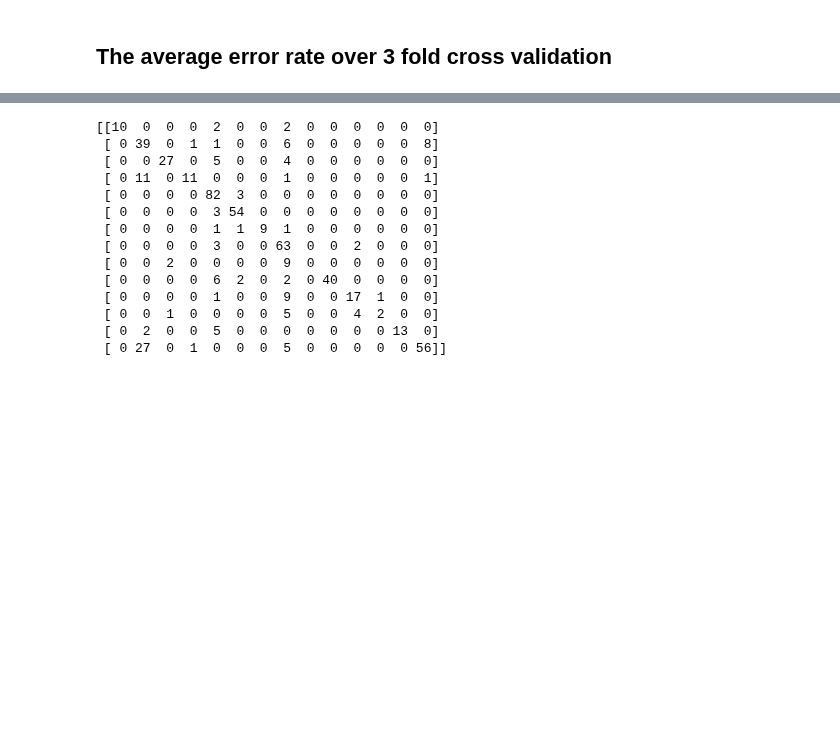
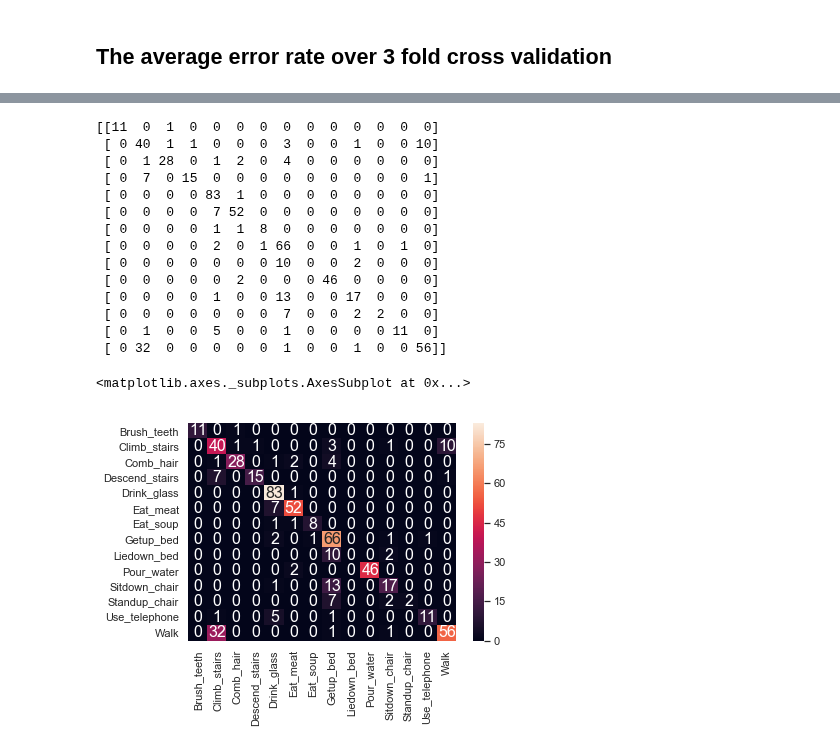
Before and after one commit to edgar971/cs-498-advanced-machine-learning, a Jupyter notebook: assignments/5-classifying-with-variable-length-inputs/assignment5.ipynb, the cells around one changed output, grey strips where cells are left out. Saved outputs shown, nothing was run; the diff lists cells and outputs as text; code cells hidden in the pictures; blank space fills up the shorter version.

```diff
--- a/assignments/5-classifying-with-variable-length-inputs/assignment5.ipynb
+++ b/assignments/5-classifying-with-variable-length-inputs/assignment5.ipynb
@@ -250,8 +250,8 @@ We expect you to have tried at least 2 values of K and at least 2 different leng
 
 Note: For K-means please also list if you used standard K-means or hierarchical.
 # %%
-clustersToTry = [4, 8, 16, 20, 25, 30, 40, 50]
-segmentSizesToTry = [1, 4, 8, 32, 64]
+clustersToTry = [16, 20, 25, 30, 40]
+segmentSizesToTry = [1, 4, 8]
 inertiasBySegment = {}
 accPerClusterNumAndSegmentSize = []
 trainSize = 2/3
@@ -420,7 +436,7 @@ allDataSegmented = np.concatenate((trainDataSegmented, testDataSegmented), axis=
 allFileIdentifiers = np.concatenate((trainFileIdentifiers, testFileIdentifiers), axis=None)
 allLabels = np.concatenate((trainLabels, testLabels), axis=None)
 # %%
-results = crossValidateAndTrain(allDataSegmented, allLabels,allFileIdentifiers, 16)
+results = crossValidateAndTrain(allDataSegmented, allLabels,allFileIdentifiers, 20)
 # %%
 best_accuracy, best_matrix = results[0][np.argmax(results[0])], results[1][np.argmax(results[0])]
 # %%
@@ -430,17 +446,28 @@ Best Accuracy of 75.4%
 # %%
 print(best_matrix)
 # %% [output]
-[[10  0  0  0  2  0  0  2  0  0  0  0  0  0]
- [ 0 39  0  1  1  0  0  6  0  0  0  0  0  8]
- [ 0  0 27  0  5  0  0  4  0  0  0  0  0  0]
- [ 0 11  0 11  0  0  0  1  0  0  0  0  0  1]
- [ 0  0  0  0 82  3  0  0  0  0  0  0  0  0]
- [ 0  0  0  0  3 54  0  0  0  0  0  0  0  0]
- [ 0  0  0  0  1  1  9  1  0  0  0  0  0  0]
- [ 0  0  0  0  3  0  0 63  0  0  2  0  0  0]
- [ 0  0  2  0  0  0  0  9  0  0  0  0  0  0]
- [ 0  0  0  0  6  2  0  2  0 40  0  0  0  0]
- [ 0  0  0  0  1  0  0  9  0  0 17  1  0  0]
- [ 0  0  1  0  0  0  0  5  0  0  4  2  0  0]
- [ 0  2  0  0  5  0  0  0  0  0  0  0 13  0]
- [ 0 27  0  1  0  0  0  5  0  0  0  0  0 56]]
+[[11  0  1  0  0  0  0  0  0  0  0  0  0  0]
+ [ 0 40  1  1  0  0  0  3  0  0  1  0  0 10]
+ [ 0  1 28  0  1  2  0  4  0  0  0  0  0  0]
+ [ 0  7  0 15  0  0  0  0  0  0  0  0  0  1]
+ [ 0  0  0  0 83  1  0  0  0  0  0  0  0  0]
+ [ 0  0  0  0  7 52  0  0  0  0  0  0  0  0]
+ [ 0  0  0  0  1  1  8  0  0  0  0  0  0  0]
+ [ 0  0  0  0  2  0  1 66  0  0  1  0  1  0]
+ [ 0  0  0  0  0  0  0 10  0  0  2  0  0  0]
+ [ 0  0  0  0  0  2  0  0  0 46  0  0  0  0]
+ [ 0  0  0  0  1  0  0 13  0  0 17  0  0  0]
+ [ 0  0  0  0  0  0  0  7  0  0  2  2  0  0]
+ [ 0  1  0  0  5  0  0  1  0  0  0  0 11  0]
+ [ 0 32  0  0  0  0  0  1  0  0  1  0  0 56]]
+# %%
+import seaborn as sn
+import pandas as pd
+import matplotlib.pyplot as plt
+
+df_cm = pd.DataFrame(best_matrix, hmpLabels,hmpLabels)
+sn.set(font_scale=1)#for label size
+sn.heatmap(df_cm, annot=True,annot_kws={"size": 16})# font size
+# %% [output]
+<matplotlib.axes._subplots.AxesSubplot at 0x...>
+[figure, added]
```
Also changed, not shown: parts of 2 cells of this notebook, 3 other files.
